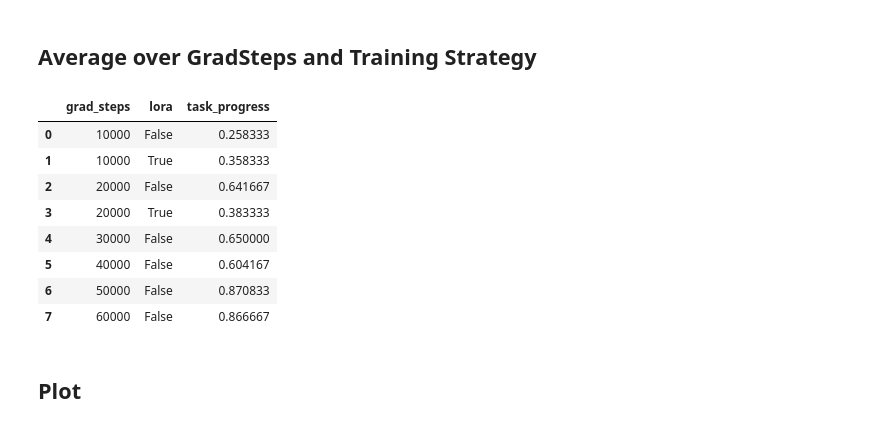
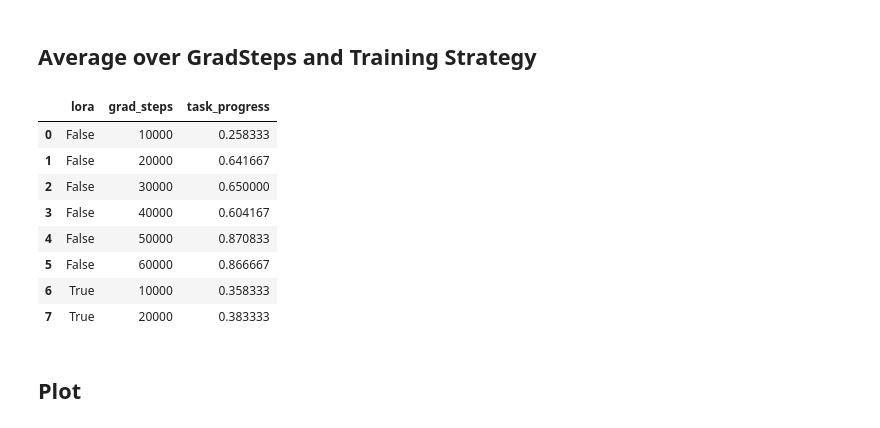
Before and after one commit to F-Fer/lerobot_ur5e_gello, a Jupyter notebook: notebooks/checkpoint_selection.ipynb, the cells around one changed output. Drawn from its saved outputs; the diff is of its cells as text; code cells hidden in the pictures.

```diff
--- a/notebooks/checkpoint_selection.ipynb
+++ b/notebooks/checkpoint_selection.ipynb
@@ -85,18 +85,18 @@ df
 ## Average over GradSteps and Training Strategy
 # %%
 ## Group by task and lora and calculate the mean ATP
-df_avg = df.groupby(["grad_steps", "lora"]).task_progress.mean().reset_index()
+df_avg = df.groupby(["lora", "grad_steps"]).task_progress.mean().reset_index()
 df_avg
 # %% [output]
-|  | grad_steps | lora | task_progress |
-| 0 | 10000 | False | 0.258333 |
-| 1 | 10000 | True | 0.358333 |
-| 2 | 20000 | False | 0.641667 |
-| 3 | 20000 | True | 0.383333 |
-| 4 | 30000 | False | 0.650000 |
-| 5 | 40000 | False | 0.604167 |
-| 6 | 50000 | False | 0.870833 |
-| 7 | 60000 | False | 0.866667 |
+|  | lora | grad_steps | task_progress |
+| 0 | False | 10000 | 0.258333 |
+| 1 | False | 20000 | 0.641667 |
+| 2 | False | 30000 | 0.650000 |
+| 3 | False | 40000 | 0.604167 |
+| 4 | False | 50000 | 0.870833 |
+| 5 | False | 60000 | 0.866667 |
+| 6 | True | 10000 | 0.358333 |
+| 7 | True | 20000 | 0.383333 |
 # %% [markdown]
 ## Plot
 # %%
```
Also changed, not shown: 1 other file.
